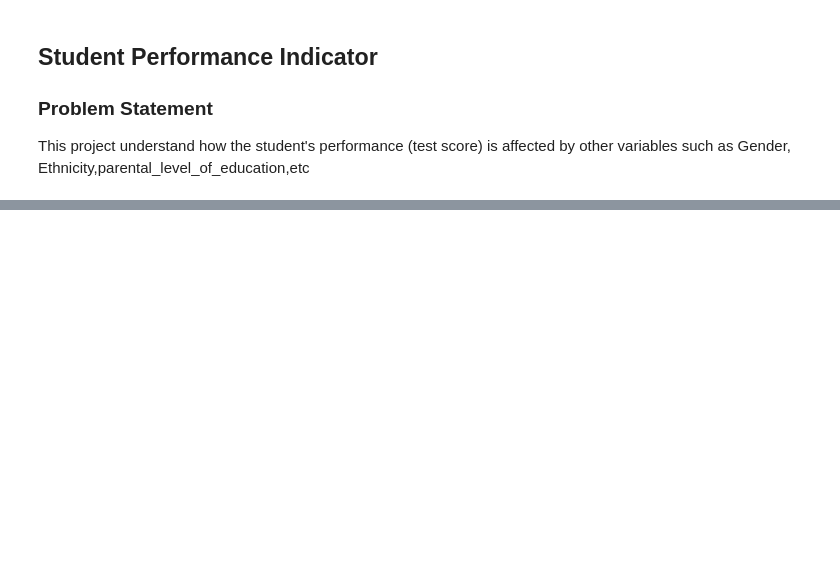
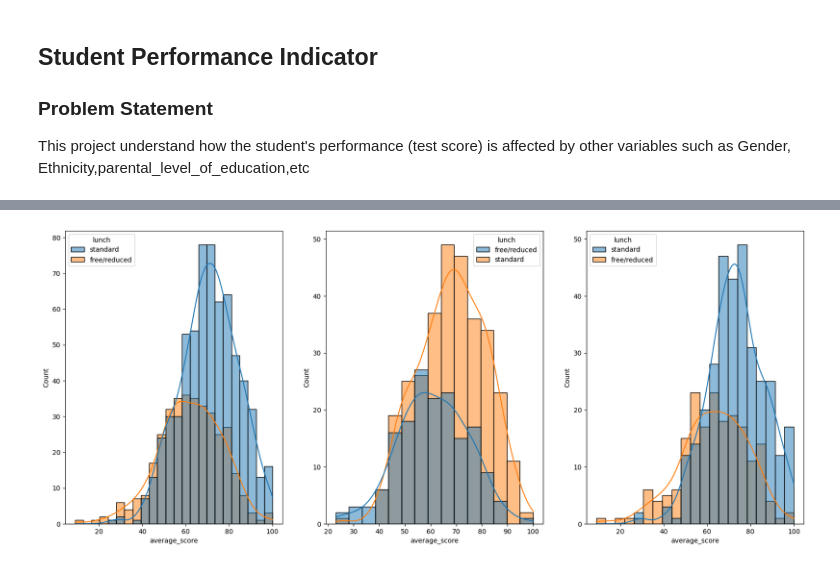
Before and after one commit to milan0122/mlproject, a Jupyter notebook: notebook/research.ipynb, the cells around one changed output, grey strips where cells are left out. Drawn from its saved outputs; the diff is of its cells as text; code cells hidden in the pictures; blank space fills up the shorter version.

```diff
--- a/notebook/research.ipynb
+++ b/notebook/research.ipynb
@@ -26,0 +203,11 @@ df.head()
+# %%
+plt.figure(figsize=(20,8))
+plt.subplot(131)
+sns.histplot(df,x='average_score',hue='lunch',kde=True)
+plt.subplot(132)
+sns.histplot(data=df[df['gender']=='male'],x='average_score',hue='lunch',kde=True)
+plt.subplot(133)
+sns.histplot(data=df[df['gender']=='female'],x='average_score',hue='lunch',kde=True)
+plt.show()
+# %% [output]
+[figure, added]
```
Also changed, not shown: parts of 59 cells of this notebook, 1 other file.
